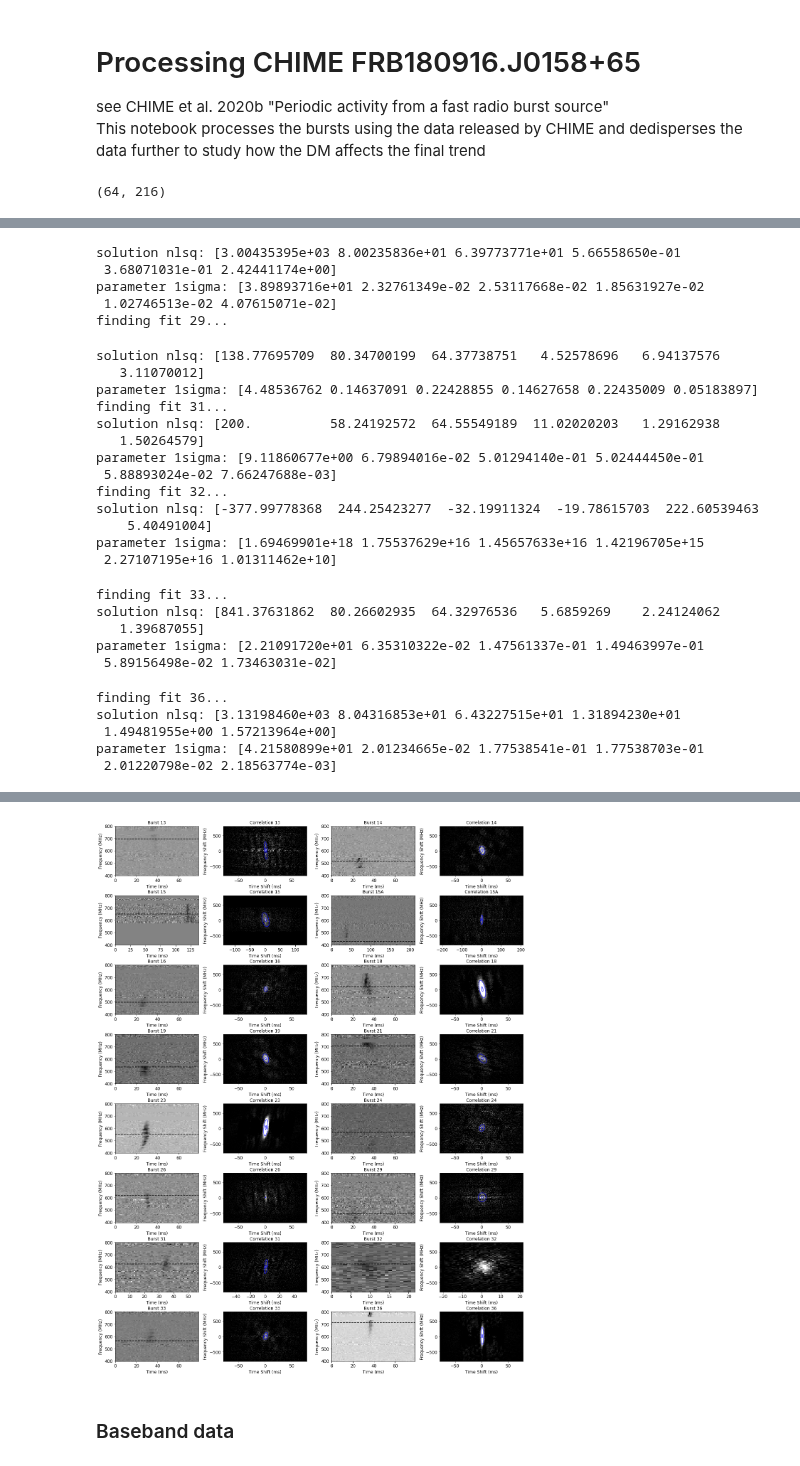
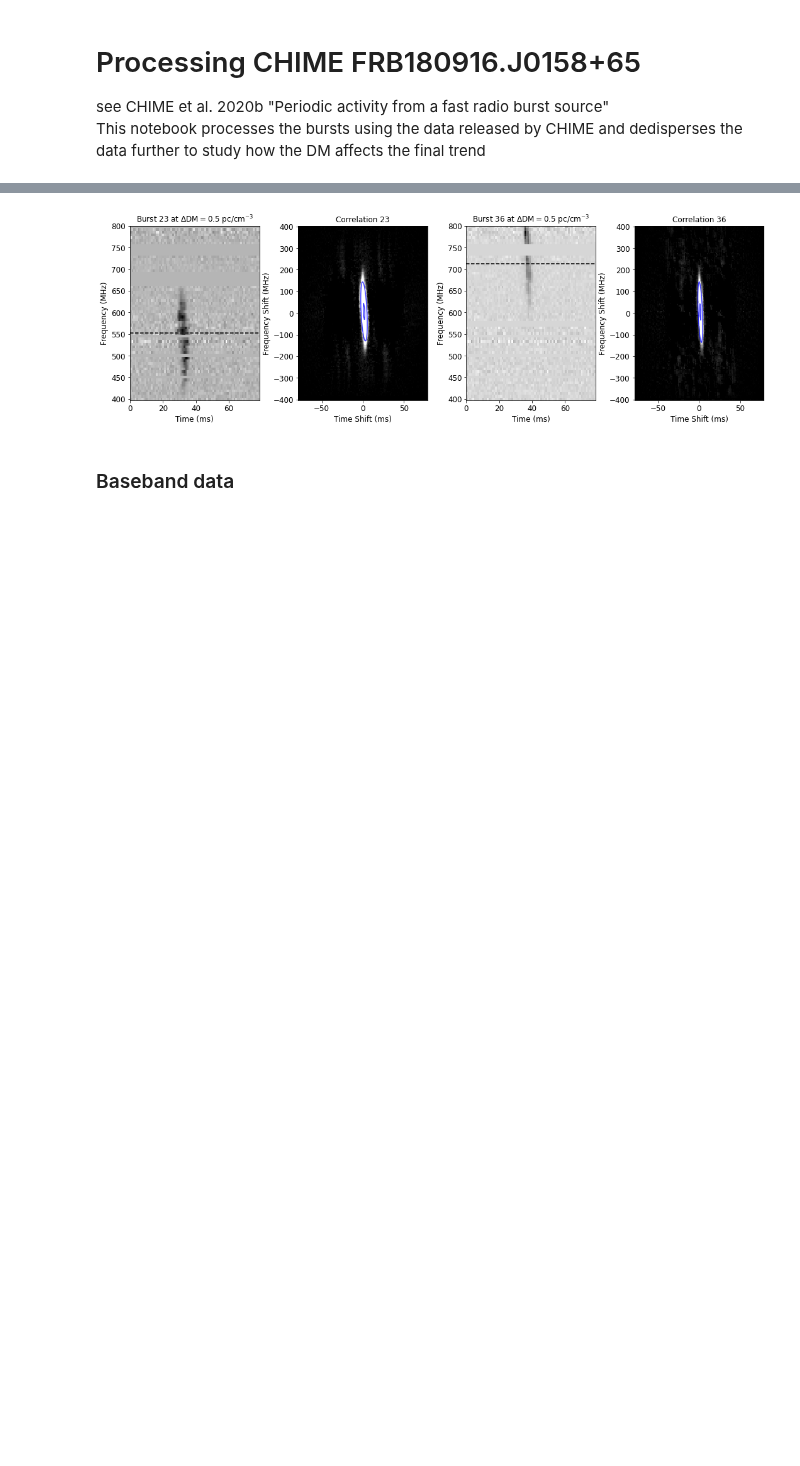
Before and after one commit to mef51/subdriftlaw, a Jupyter notebook: universal/CHIME180916_RemixedDM.ipynb, the cells around one changed output, grey strips where cells are left out. Cells and saved outputs as stored; diff of their text form; code cells hidden in the pictures; blank space fills up the shorter version.

Commit message:
fix corr axes. update source names in figures.

```diff
--- a/universal/CHIME180916_RemixedDM.ipynb
+++ b/universal/CHIME180916_RemixedDM.ipynb
@@ -4,10 +4,6 @@ Processing CHIME FRB180916.J0158+65
 
 see CHIME et al. 2020b "Periodic activity from a fast radio burst source"
 This notebook processes the bursts using the data released by CHIME and dedisperses the data further to study how the DM affects the final trend
-# %%
-wfall15a.shape
-# %% [output]
-(64, 216)
 # %%
 import pandas as pd
 import numpy as np
@@ -22,7 +18,8 @@ import itertools
 folder = 'data/CHIME_180916.J0158+65'
 burstfiles = [s for s in os.listdir(folder) if '16k' in s]
 
-ddm = 1
+ddms = [0.5, 0, -1, -1]
+ddm = 0.5
 centerDM180916 = 348.82 # pc/cm3
 print("Processing with delta dm:", ddm)
 parameterfile = '{}/chime_180916_fit_params_ddm{}.csv'.format(folder, ddm)
@@ -161,9 +158,10 @@ def processBurst(burstwindow, burstkey, p0=[], popt_custom=[], bounds=(-np.inf,
                lowest_freq - freq_res/2.,
                lowest_freq + freq_res*burstwindow.shape[0])
 
-    corrextents = (-extents[1], extents[1], -(extents[3]-extents[2])*2, (extents[3]-extents[2])*2)
+    corrextents = (-extents[1], extents[1], -(extents[3]-extents[2]), (extents[3]-extents[2]))
 
     nrows = 8
+    nrows = 1 # for dm rotation plot
     burstkey = '15A' if burstkey == 15.5 else burstkey
     if ploti == None:
         plt.figure(figsize=(15, 5))
@@ -171,8 +169,8 @@ def processBurst(burstwindow, burstkey, p0=[], popt_custom=[], bounds=(-np.inf,
     else:
         plt.subplot(nrows, 4, next(ploti))
 
-    plt.title("Burst {}".format(burstkey), fontsize=fontsize)
-    #plt.title("Burst {} at $\Delta$DM$={}$ pc/cm$^{{-3}}$".format(burstkey, ddm), fontsize=fontsize)
+    # plt.title("Burst {}".format(burstkey), fontsize=fontsize)
+    plt.title("Burst {} at $\Delta$DM$={}$ pc/cm$^{{-3}}$".format(burstkey, ddm), fontsize=fontsize)
 
 
     plt.imshow(burstwindow, aspect='auto', cmap=cmap, extent=extents, origin='lower', interpolation='none') # white is 0, black is 1
@@ -207,7 +205,8 @@ freq_res = 6.25 # MHz
 lowest_freq = 400.20751953125 # MHZ
 
 
-plt.figure(figsize=(8.5*2, 11*2))
+# plt.figure(figsize=(8.5*2, 11*2))
+plt.figure(figsize=(15, 5))
 #plt.suptitle("180916.J0158+65 Data from CHIME/FRB 2020 et al. ", size=20, y=1.01)
 ploti = itertools.count(start=1, step=1)
 # ploti = itertools.count(start=5, step=1)
@@ -219,8 +218,8 @@ for filename in tqdm(burstfiles):
     burstnum = int(filename.split('burst_')[1][:2])
     if burstnum in exclude:
         continue
-#     if burstnum not in [23, 36]:
-#         continue
+    if burstnum not in [23, 36]:
+        continue
 #     if burstnum != singleburst:
 #         continue
 
@@ -368,8 +367,8 @@ for filename in tqdm(burstfiles):
 
 plt.tight_layout()
 plt.subplots_adjust(left=None, bottom=None, right=None, top=None, wspace=0.3, hspace=0.4)
-plt.savefig('bursts180916_ddm_{}.pdf'.format(ddm))
-# plt.savefig('compare_ddm_{}.pdf'.format(ddm))
+# plt.savefig('bursts180916_ddm_{}.pdf'.format(ddm))
+plt.savefig('compare_ddm_{}.pdf'.format(ddm))
 
 select_bursts = keys
 if not os.path.exists(parameterfile):
@@ -383,8 +382,8 @@ if not os.path.exists(parameterfile):
         perrs['drift error (mhz/ms)'] = drift_errors
         perrs['red_chisq']            = red_chisqs
 
-        popts.to_csv(parameterfile, index_label="name")
-        perrs.to_csv(errorfile, index_label="name")
+        # popts.to_csv(parameterfile, index_label="name")
+        # perrs.to_csv(errorfile, index_label="name")
     except ValueError:
         print('not updating database')
 
@@ -444,28 +397,0 @@ finding fit 26...
-solution nlsq: [3.00435395e+03 8.00235836e+01 6.39773771e+01 5.66558650e-01
- 3.68071031e-01 2.42441174e+00]
-parameter 1sigma: [3.89893716e+01 2.32761349e-02 2.53117668e-02 1.85631927e-02
- 1.02746513e-02 4.07615071e-02]
-finding fit 29...
-solution nlsq: [138.77695709  80.34700199  64.37738751   4.52578696   6.94137576
-   3.11070012]
-parameter 1sigma: [4.48536762 0.14637091 0.22428855 0.14627658 0.22435009 0.05183897]
-finding fit 31...
-solution nlsq: [200.          58.24192572  64.55549189  11.02020203   1.29162938
-   1.50264579]
-parameter 1sigma: [9.11860677e+00 6.79894016e-02 5.01294140e-01 5.02444450e-01
- 5.88893024e-02 7.66247688e-03]
-finding fit 32...
-solution nlsq: [-377.99778368  244.25423277  -32.19911324  -19.78615703  222.60539463
-    5.40491004]
-parameter 1sigma: [1.69469901e+18 1.75537629e+16 1.45657633e+16 1.42196705e+15
- 2.27107195e+16 1.01311462e+10]
-finding fit 33...
-solution nlsq: [841.37631862  80.26602935  64.32976536   5.6859269    2.24124062
-   1.39687055]
-parameter 1sigma: [2.21091720e+01 6.35310322e-02 1.47561337e-01 1.49463997e-01
- 5.89156498e-02 1.73463031e-02]
-finding fit 36...
-solution nlsq: [3.13198460e+03 8.04316853e+01 6.43227515e+01 1.31894230e+01
- 1.49481955e+00 1.57213964e+00]
-parameter 1sigma: [4.21580899e+01 2.01234665e-02 1.77538541e-01 1.77538703e-01
- 2.01220798e-02 2.18563774e-03]
@@ -489,4 +401,4 @@ parameter 1sigma: [4.21580899e+01 2.01234665e-02 1.77538541e-01 1.77538703e-01
-[figure, old version]
+[figure, new version]
 # %% [markdown]
 ### Baseband data
 # %%
```
Also changed, not shown: parts of 1 cell of this notebook, 9 other files.
